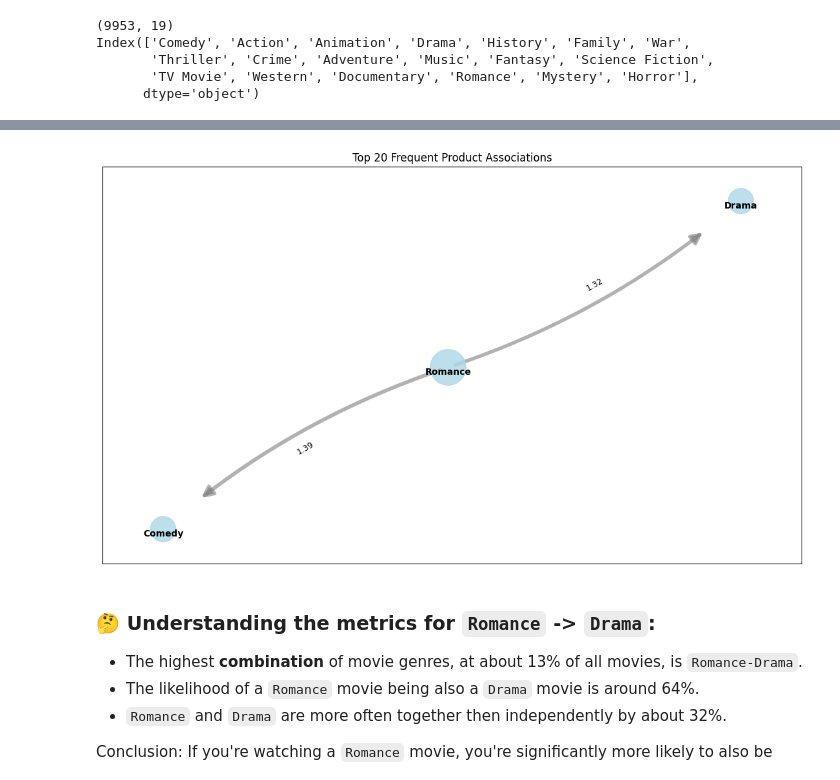
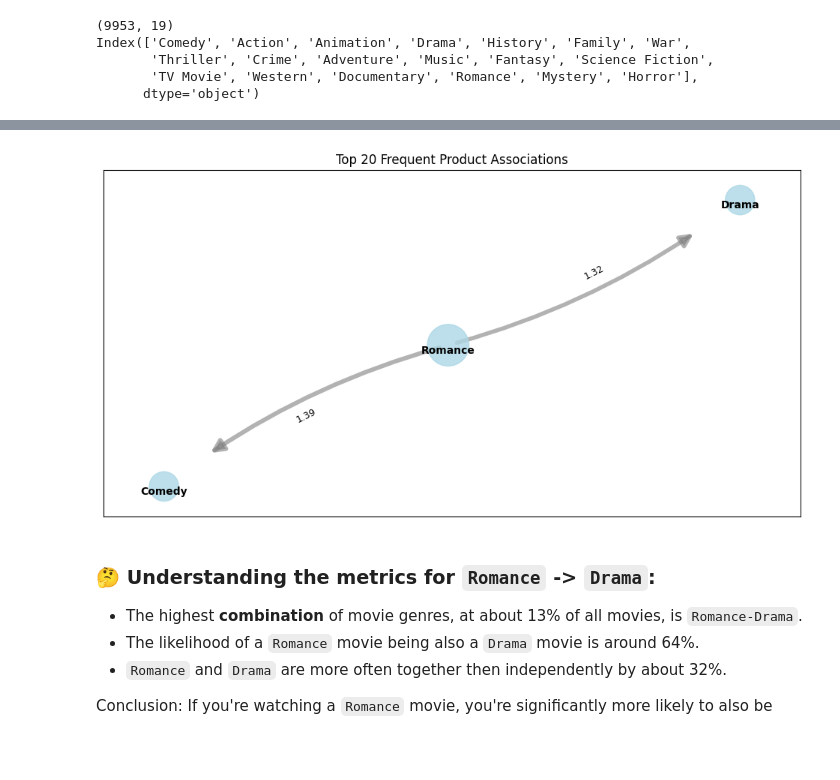
Before and after one commit to Shlezman/DS-principles-project, a Jupyter notebook: Gal-RuleMining.ipynb, the cells around one changed output, grey strips where cells are left out. Drawn from its saved outputs; the diff is of its cells as text; code cells hidden in the pictures; blank space fills up the shorter version.

```diff
--- a/Gal-RuleMining.ipynb
+++ b/Gal-RuleMining.ipynb
@@ -30,7 +30,7 @@ def plot_association_graph(rules, min_confidence, min_lift, max_rules=20):
         G.add_edge(antecedents, consequents, weight=row["lift"])
 
     # Define graph layout (force-directed for better spacing)
-    plt.figure(figsize=(14, 8))
+    plt.figure(figsize=(12, 6))
     pos = nx.spring_layout(G, seed=42, k=0.8)  # k increases spacing
 
     # Node sizes based on support
@@ -270,7 +312,8 @@ Association Rules Discovered:
 # %%
-plot_association_graph(rules1, min_confidence=0.5, min_lift=0.8)
+# We chose these thresholds (confidence ≥ 0.5, lift ≥ 1.1) to visualize only strong and meaningful associations.
+plot_association_graph(rules1, min_confidence=0.5, min_lift=1.1)
 # %% [output]
-[figure, old version]
+[figure, new version]
 # %% [markdown]
 ### 🤔 Understanding the metrics for `Romance` -> `Drama`:
 * The highest **combination** of movie genres, at about 13% of all movies, is `Romance-Drama`.
```
Also changed, not shown: parts of 50 cells of this notebook.
